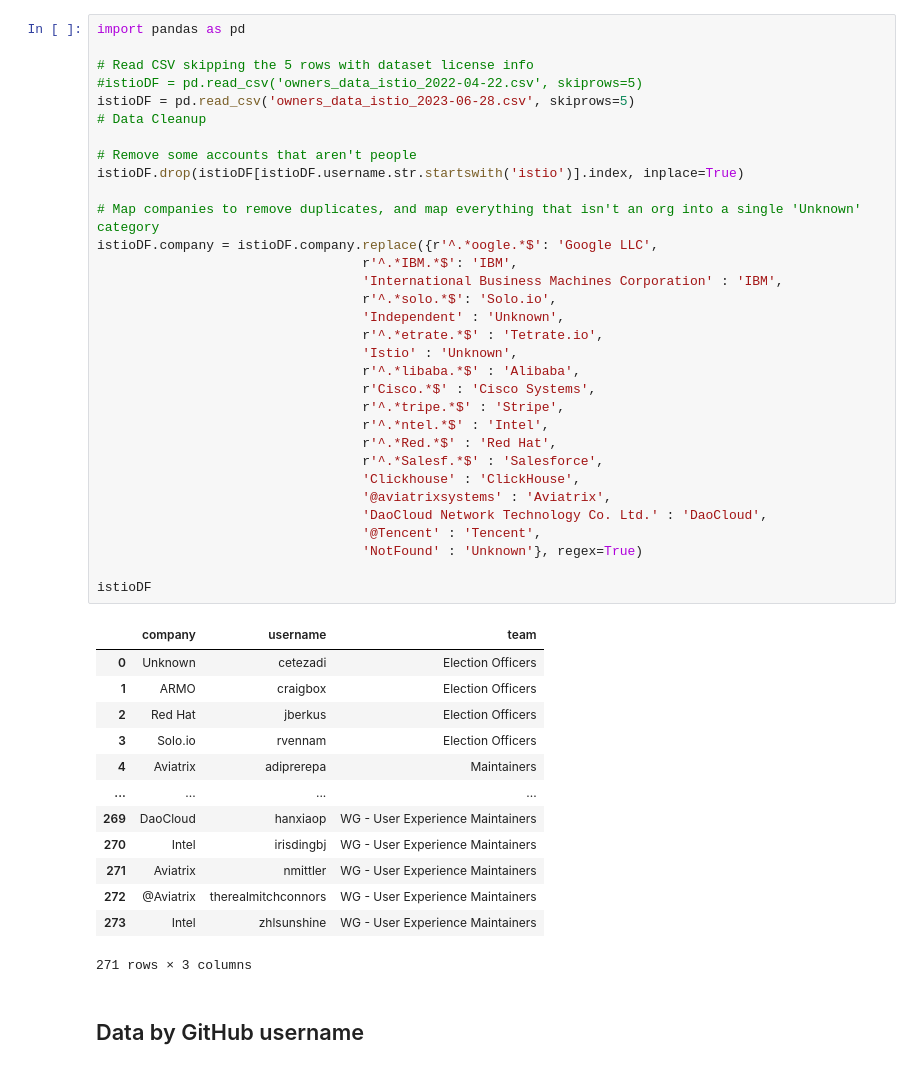
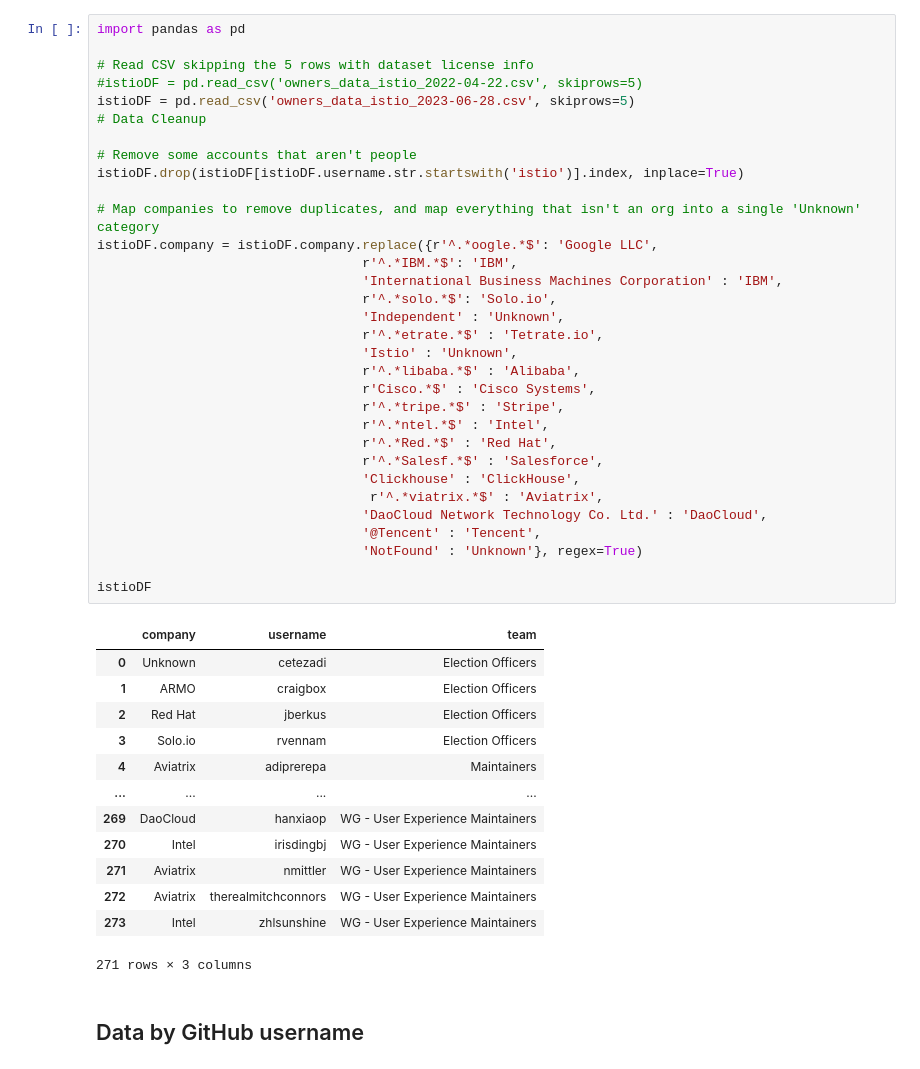
Before and after one commit to geekygirldawn/k8s_data, a Jupyter notebook: datasets/Istio_Leadership_Analysis.ipynb, the cells around one changed output. Drawn from its saved outputs; the diff is of its cells as text.

```diff
--- a/datasets/Istio_Leadership_Analysis.ipynb
+++ b/datasets/Istio_Leadership_Analysis.ipynb
@@ -36,35 +36,35 @@ istioDF.drop(istioDF[istioDF.username.str.startswith('istio')].index, inplace=Tr
 istioDF.company = istioDF.company.replace({r'^.*oogle.*$': 'Google LLC',
                                   r'^.*IBM.*$': 'IBM',
                                   'International Business Machines Corporation' : 'IBM',
                                   r'^.*solo.*$': 'Solo.io',
                                   'Independent' : 'Unknown',
                                   r'^.*etrate.*$' : 'Tetrate.io',
                                   'Istio' : 'Unknown',
                                   r'^.*libaba.*$' : 'Alibaba',
                                   r'Cisco.*$' : 'Cisco Systems',
                                   r'^.*tripe.*$' : 'Stripe',
                                   r'^.*ntel.*$' : 'Intel',
                                   r'^.*Red.*$' : 'Red Hat',
                                   r'^.*Salesf.*$' : 'Salesforce',
                                   'Clickhouse' : 'ClickHouse',
-                                  '@aviatrixsystems' : 'Aviatrix',
+                                   r'^.*viatrix.*$' : 'Aviatrix',
                                   'DaoCloud Network Technology Co. Ltd.' : 'DaoCloud',
                                   '@Tencent' : 'Tencent',
                                   'NotFound' : 'Unknown'}, regex=True)
 
 istioDF
 # %% [output]
 |  | company | username | team |
 | 0 | Unknown | cetezadi | Election Officers |
 | 1 | ARMO | craigbox | Election Officers |
 | 2 | Red Hat | jberkus | Election Officers |
 | 3 | Solo.io | rvennam | Election Officers |
 | 4 | Aviatrix | adiprerepa | Maintainers |
 | ... | ... | ... | ... |
 | 269 | DaoCloud | hanxiaop | WG - User Experience Maintainers |
 | 270 | Intel | irisdingbj | WG - User Experience Maintainers |
 | 271 | Aviatrix | nmittler | WG - User Experience Maintainers |
-| 272 | @Aviatrix | therealmitchconnors | WG - User Experience Maintainers |
+| 272 | Aviatrix | therealmitchconnors | WG - User Experience Maintainers |
 | 273 | Intel | zhlsunshine | WG - User Experience Maintainers |
 271 rows × 3 columns
 # %% [markdown]
```
Also changed, not shown: parts of 3 cells of this notebook, 1 other file.
